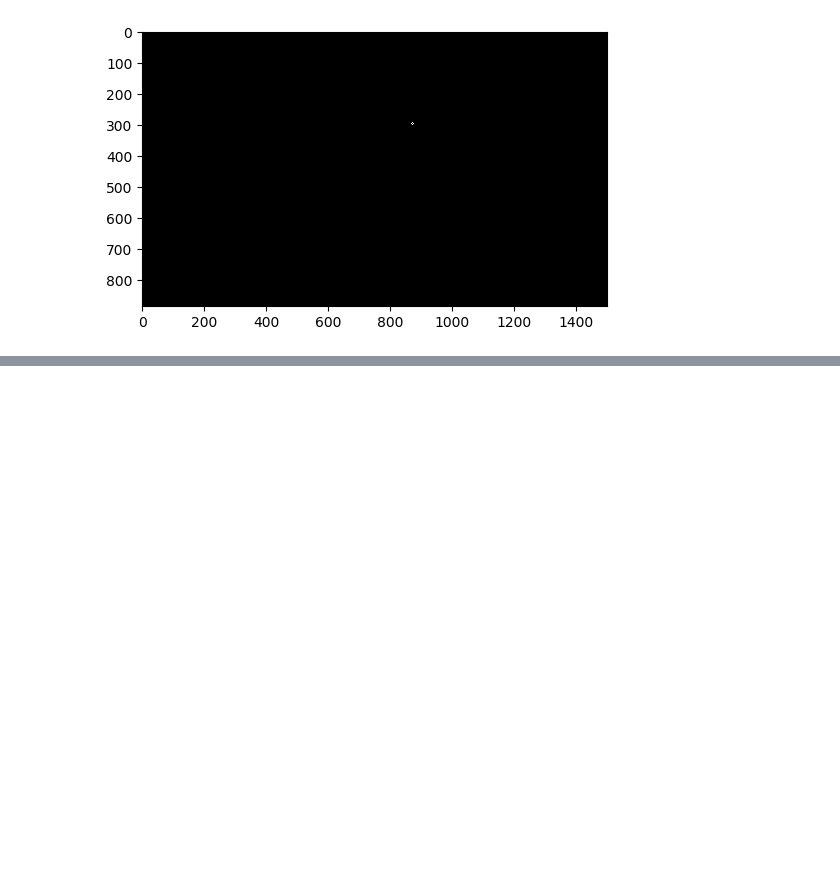
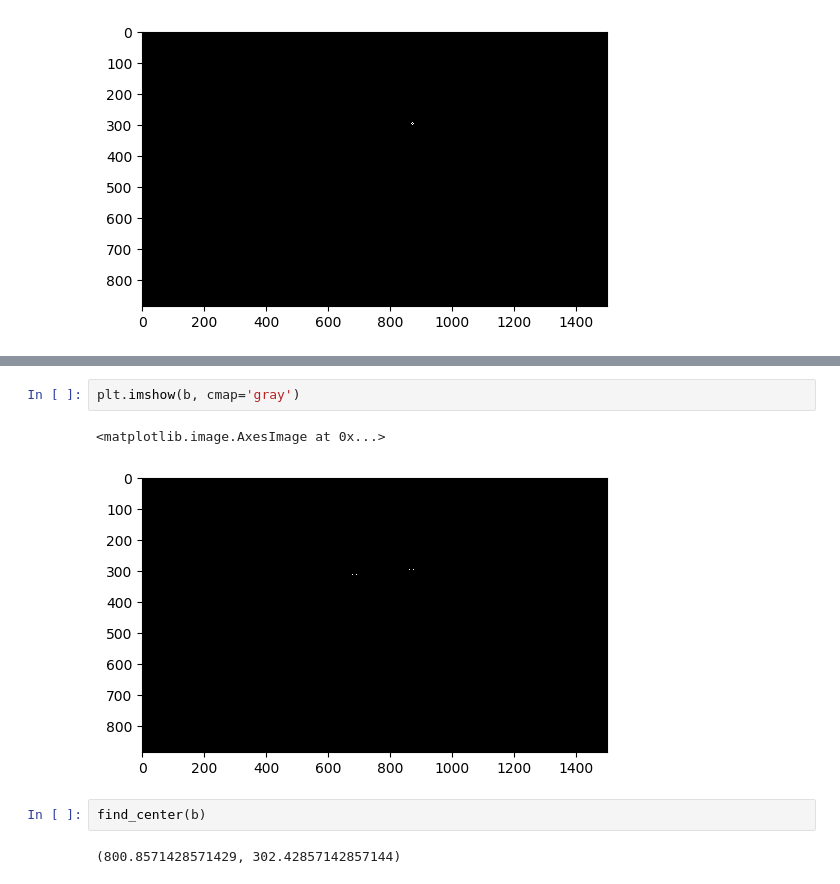
Before and after one commit to Daepak98/AutoFraming, a Jupyter notebook: FaceDetectionViaEdgeDetection_ongoing.ipynb, the cells around one changed output, grey strips where cells are left out. Saved outputs shown, nothing was run; the diff lists cells and outputs as text; blank space fills up the shorter version.

```diff
--- a/FaceDetectionViaEdgeDetection_ongoing.ipynb
+++ b/FaceDetectionViaEdgeDetection_ongoing.ipynb
@@ -151,0 +209,9 @@ The regions, and their counts
+# %%
+plt.imshow(b, cmap='gray')
+# %% [output]
+<matplotlib.image.AxesImage at 0x...>
+[figure, added]
+# %%
+find_center(b)
+# %% [output]
+(800.8571428571429, 302.42857142857144)
```
Also changed, not shown: parts of 18 cells of this notebook.
